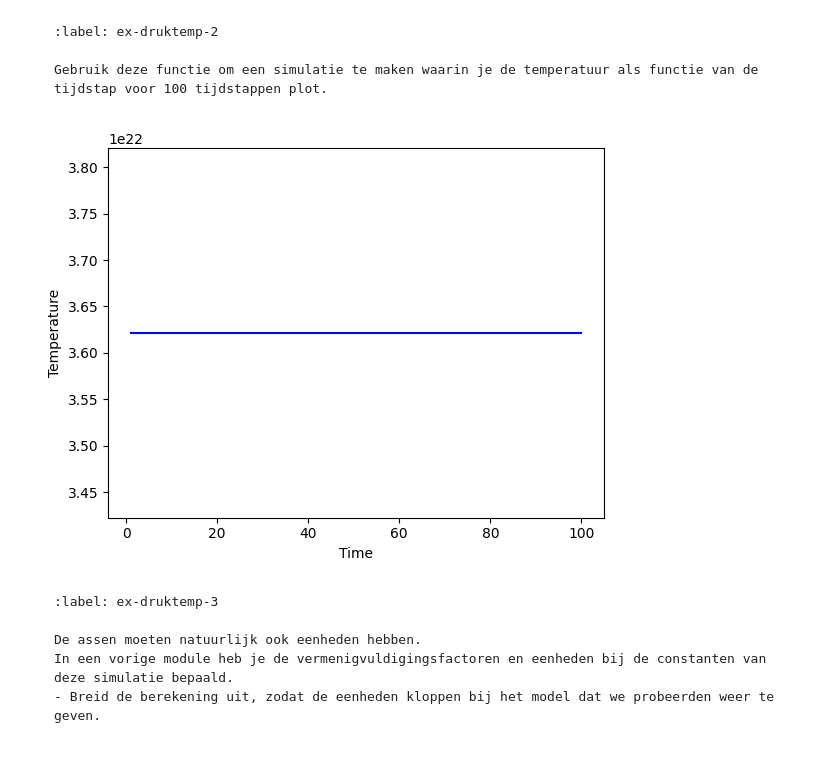
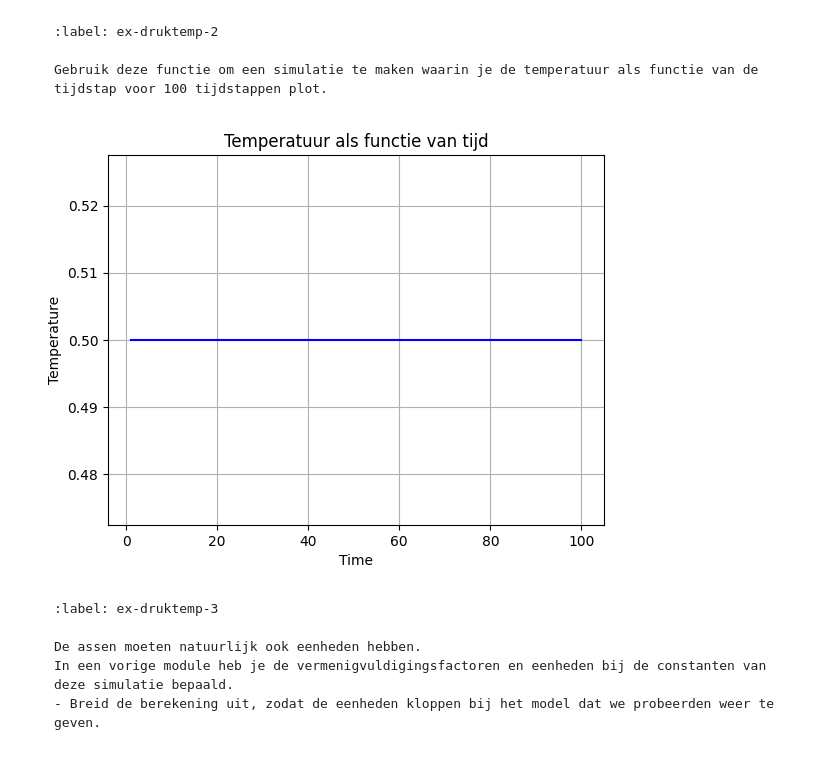
Before and after one commit to JanvandePoll/repository-jan, a Jupyter notebook: 5_druktemp.ipynb, the cells around one changed output. Cells and saved outputs as stored; diff of their text form; code cells hidden in the pictures.

````diff
--- a/5_druktemp.ipynb
+++ b/5_druktemp.ipynb
@@ -40,7 +40,7 @@ BOX_SIZE_0 = 10              # Hoogte en lengte startvolume
 N = 40                       # Aantal deeltjes
 V_0 = 1                     # Startsnelheid van deeltjes
 RADIUS = 0.3                  # Straal van moleculen
-DT = 0.1                       # Tijdstap om geen botsing te missen
+DT = 0.1*RADIUS/V_0                       # Tijdstap om geen botsing te missen
 
 #your code/answer
 # %% [markdown]
@@ -212,33 +212,32 @@ def temperature(particles, f=2) -> float:
 Gebruik deze functie om een simulatie te maken waarin je de temperatuur als functie van de tijdstap voor 100 tijdstappen plot.
 ```
 # %%
+# ruimte voor uitwerking
+# temperatuurfunctie (als je die nog niet had)
+def temperature(particles):
+    total_kin = sum(p.kin_energy for p in particles)
+    return total_kin / len(particles)
+
 # ruimte voor uitwerking
 particles = []
 temperatures = np.zeros(100, dtype=float)
 times = np.linspace(1, 100, 100)
 
 create_particles(particles)
+
 for i in range(100):
     take_time_step(particles)
-    # vastleggen van temperatuur per tijdstap
     temperatures[i] = temperature(particles)
 
 plt.figure()
 plt.xlabel('Time')
 plt.ylabel('Temperature')
-# plotten van tijd tegen temperatuur
+plt.title('Temperatuur als functie van tijd')
 plt.plot(times, temperatures, color='blue')
+plt.grid(True)
 plt.show()
-particles = []
-temperatures = np.zeros(100, dtype=float)
-times = np.linspace(1, 100, 100)
-
-create_particles(particles)
-for i in range(100):
-    take_time_step(particles)
-    # vastleggen van temperatuur per tijdstap
 # %% [output]
-[figure, old version]
+[figure, new version]
 # %% [markdown]
 ```{exercise}
 :label: ex-druktemp-3
````
Also changed, not shown: parts of 7 cells of this notebook.
